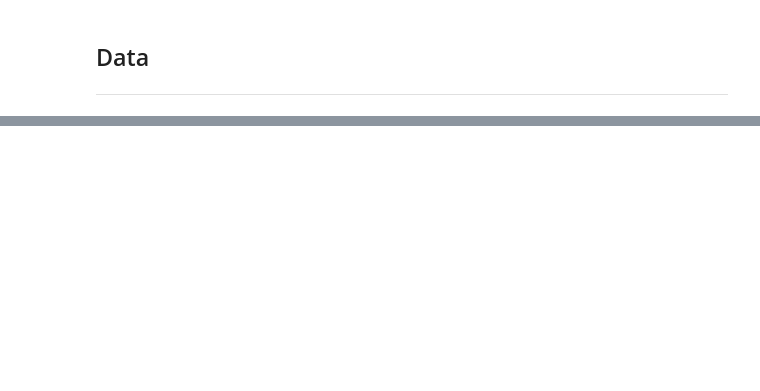
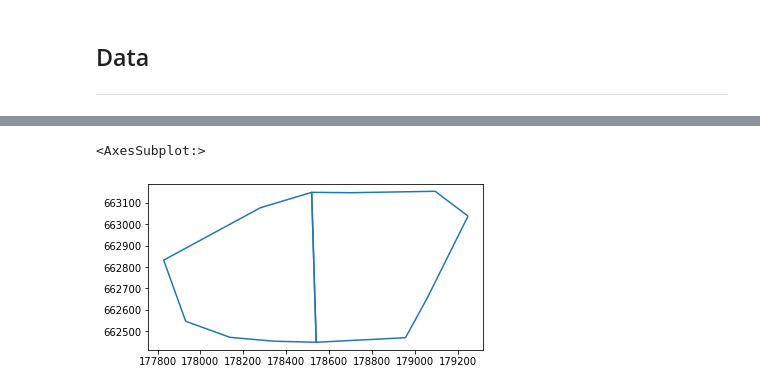
Before and after one commit to harryodell/Synthetic_Cities, a Jupyter notebook: OSM_network_ofer_data.ipynb, the cells around one changed output, grey strips where cells are left out. Drawn from its saved outputs; the diff is of its cells as text; code cells hidden in the pictures; blank space fills up the shorter version.

```diff
--- a/OSM_network_ofer_data.ipynb
+++ b/OSM_network_ofer_data.ipynb
@@ -20,4 +58,6 @@ import momepy
 # %% [markdown]
 ## Data
 ---
+# %%
+gdf = gpd.read_file("shp_files/polygons/polygon_merged_2.shp")
 # %%
@@ -25,10 +65,13 @@ ofer_network = gpd.read_file("shp_files/StreetNetwork")
 # %%
-directory = 'shp_files/polygons'
+directory = 'shp_files'
+
 dicty = {}
 
-for file in os.listdir(directory):
-    filename = os.fsdecode(file)
-    if filename.endswith("shp"):
-        shp = os.path.join(directory, filename).replace("\\","/")
-        gdf = gpd.read_file(shp)
-        dicty[filename] = process_lines_polygons(gdf, ofer_network)
+for folder in os.listdir(directory):
+    if folder == 'polygons':
+        continue
+    else:
+        shp = os.path.join(directory, folder).replace("\\","/")
+        print(shp)
+        network = gpd.read_file(shp)
+        dicty[folder] = process_lines_polygons(gdf, network)
@@ -74,0 +98,5 @@ dict_keys(['polygon1.shp', 'polygon2.shp', 'polygon_all.shp', 'polygon_merged_2.
+# %%
+dicty['StreetNetwork'][0].boundary.plot()
+# %% [output]
+<AxesSubplot:>
+[figure, added]
```
Also changed, not shown: parts of 10 cells of this notebook, 13 other files.
